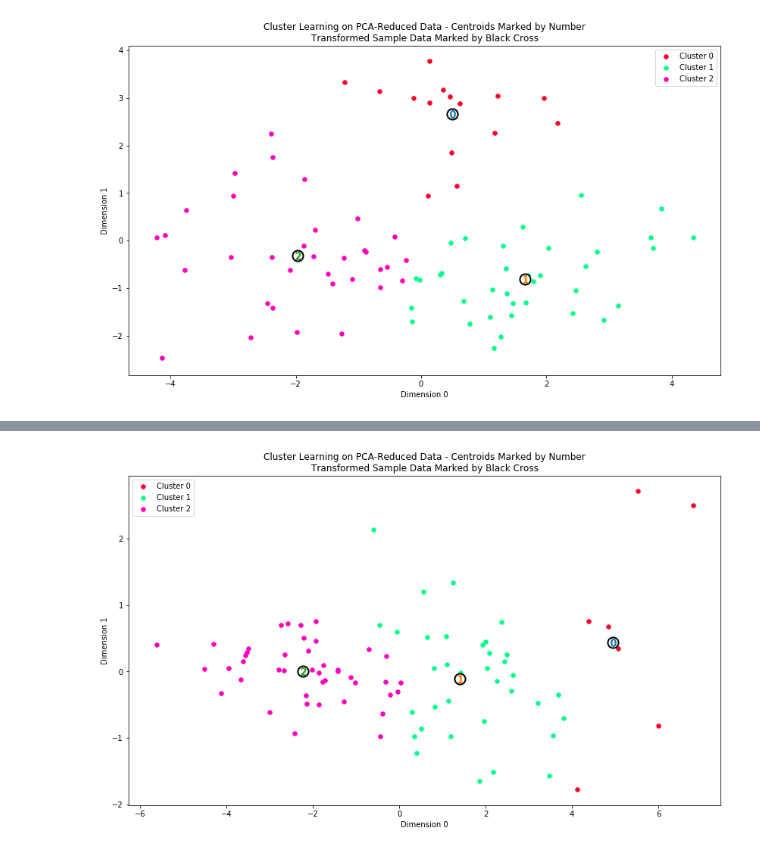
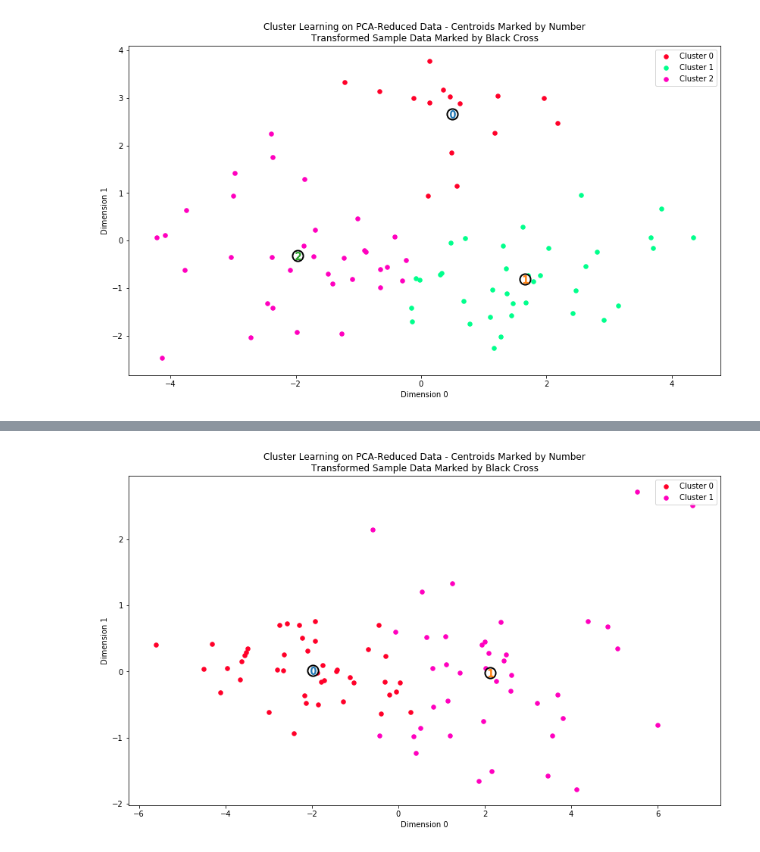
Before and after one commit to jartantupjar/11-Produce-Sales-Forecasting-and-Store-Clustering, a Jupyter notebook: Produce Sales Forecasting and Store Clustering-Best Clusters.ipynb, the cells around one changed output, grey strips where cells are left out. Cells and saved outputs as stored; diff of their text form; code cells hidden in the pictures.

```diff
--- a/Produce Sales Forecasting and Store Clustering-Best Clusters.ipynb
+++ b/Produce Sales Forecasting and Store Clustering-Best Clusters.ipynb
@@ -216,5 +216,5 @@ def getPca(data,n_components,b_plot):
 
         plt.tight_layout()
         plt.show()
-    return reduced_data
+    return reduced_data,pca
 # %%
@@ -260,7 +260,7 @@ biplot(year_sales,reduced_perc_sales,pca)
 <matplotlib.axes._subplots.AxesSubplot at 0x...>
 [figure]
 # %%
-reduced_year_sales=getPca(scaled_year_sales,2,False)
-biplot(scaled_year_sales,reduced_year_sales,pca)
+reduced_year_sales,pca_rys=getPca(scaled_year_sales,2,False)
+biplot(scaled_year_sales,reduced_year_sales,pca_rys)
 # %% [output]
 <matplotlib.axes._subplots.AxesSubplot at 0x...>
@@ -268,6 +268,6 @@ biplot(scaled_year_sales,reduced_year_sales,pca)
 # %%
-reduced_perc_sales=getPca(perc_sales,2,False)
-biplot(perc_sales,reduced_perc_sales,pca)
+reduced_perc_sales,pca_ps=getPca(perc_sales,2,False)
+biplot(perc_sales,reduced_perc_sales,pca_ps)
 # %% [output]
 <matplotlib.axes._subplots.AxesSubplot at 0x...>
 [figure]
@@ -520,8 +477,8 @@ for i in range(2,12):
 # %%
-pred_res,center=pred_GM(reduced_year_sales,3)
+pred_res,center=pred_GM(reduced_year_sales,2)
 cluster_res(reduced_year_sales,pred_res,center)
 # %% [output]
-[figure, old version]
+[figure, new version]
 # %%
 pred_res,center=pred_GM(reduced_perc_sales,3)
 cluster_res(reduced_perc_sales,pred_res,center)
```
Also changed, not shown: parts of 23 cells of this notebook.
